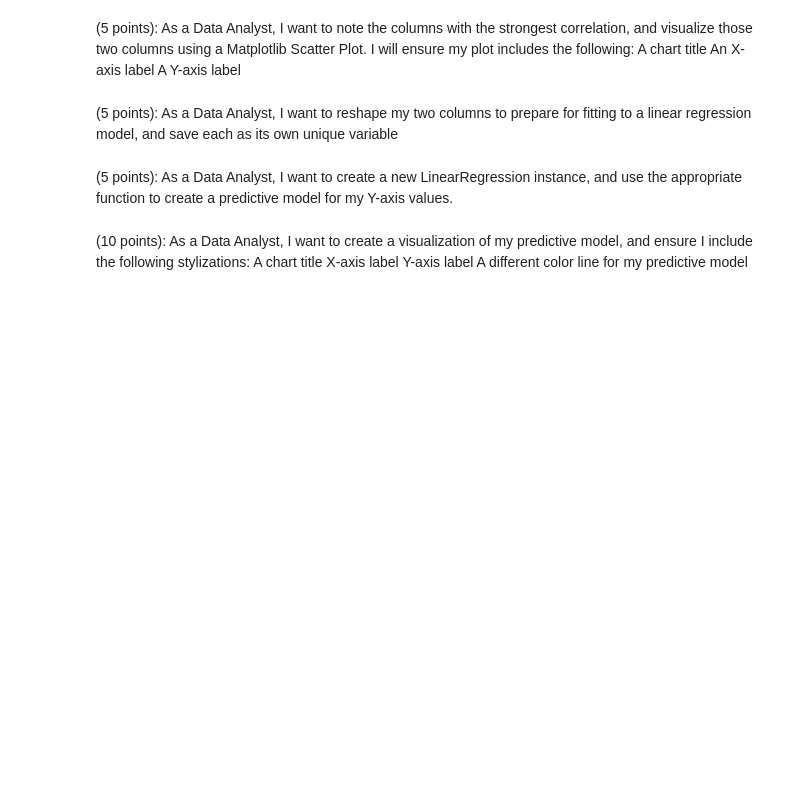
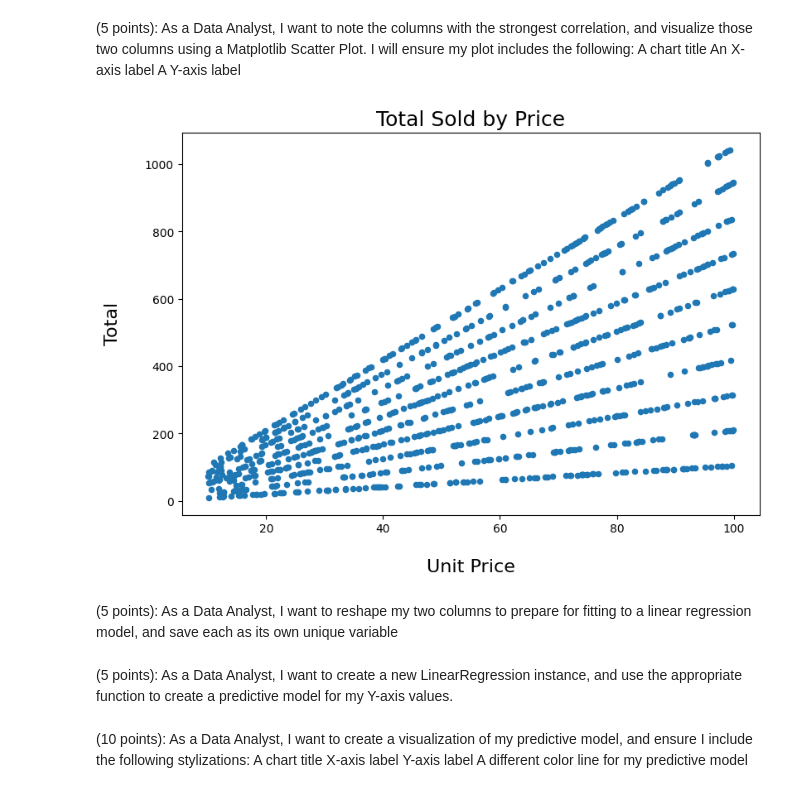
Before and after one commit to anbenbow/Exploratory-Data-Analysis-Part-1-2, a Jupyter notebook: Exploratory Data Analysis Part 1 & 2.ipynb, the cells around one changed output. Saved outputs shown, nothing was run; the diff lists cells and outputs as text; code cells hidden in the pictures; blank space fills up the shorter version.

Commit message:
Added Part 2 Scatter Plot

```diff
--- a/Exploratory Data Analysis Part 1 & 2.ipynb
+++ b/Exploratory Data Analysis Part 1 & 2.ipynb
@@ -155,10 +165,12 @@ A chart title
 An X-axis label
 A Y-axis label
 # %%
-#deduped_df.plot.scatter(x='',y='',figsize=(9,6));
-#plt.xlabel('',fontsize=16)
-#plt.ylabel('',fontsize=16)
-#plt.title('',fontsize=18)
+deduped_df.plot.scatter(x='Unit_Price',y='Total',figsize=(9,6));
+plt.xlabel('\nUnit Price',fontsize=16)
+plt.ylabel('Total\n',fontsize=16)
+plt.title('Total Sold by Price',fontsize=18);
+# %% [output]
+[figure, added]
 # %% [markdown]
 (5 points): As a Data Analyst, I want to reshape my two columns to prepare for fitting to a linear regression model, and save each as its own unique variable
 # %%
```
Also changed, not shown: parts of 6 cells of this notebook.
